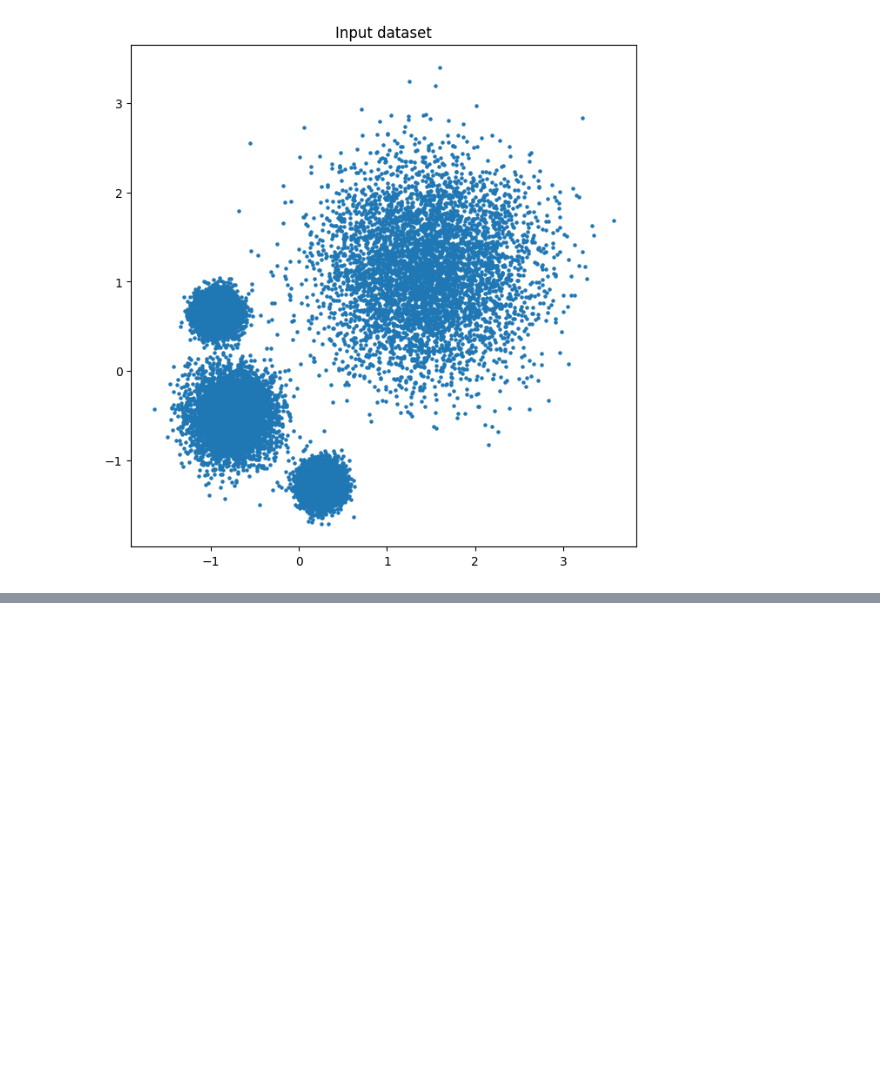
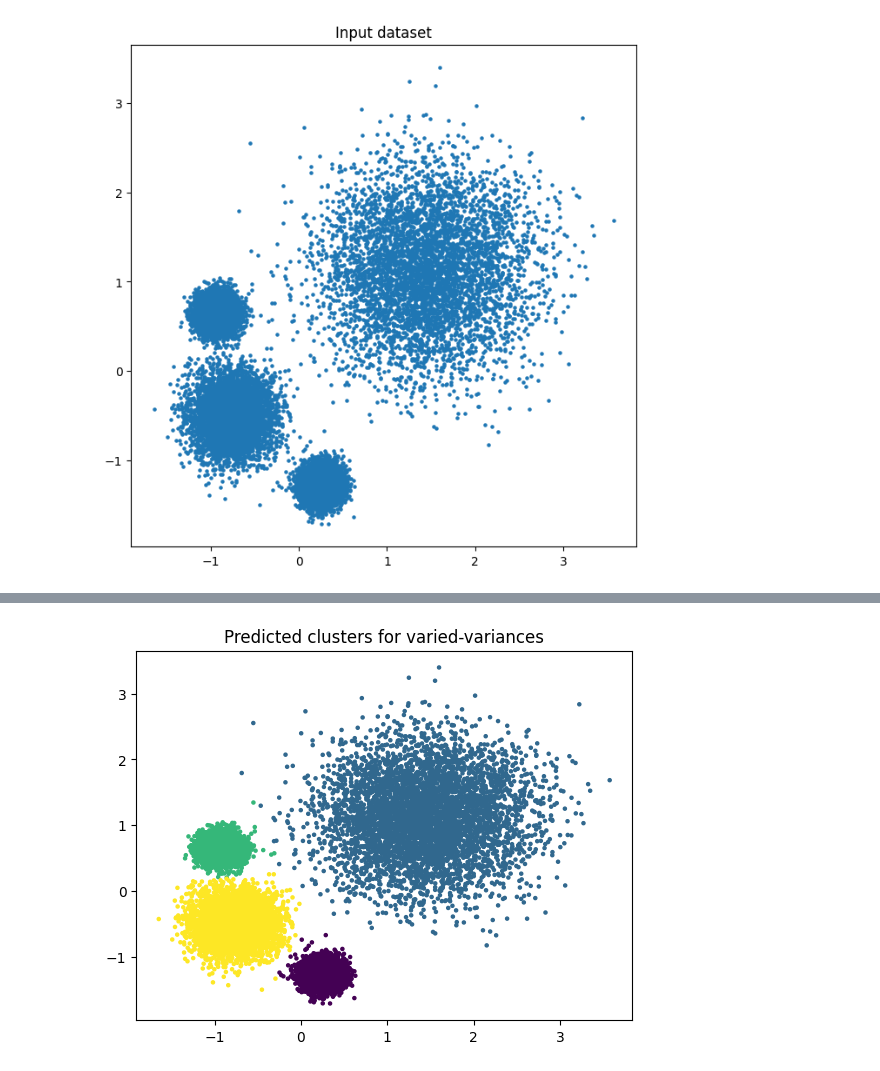
Before and after one commit to k-atif/SBSC, a Jupyter notebook: SBSC.ipynb, the cells around one changed output, grey strips where cells are left out. Drawn from its saved outputs; the diff is of its cells as text; code cells hidden in the pictures; blank space fills up the shorter version.

```diff
--- a/SBSC.ipynb
+++ b/SBSC.ipynb
@@ -470,0 +715,81 @@ Avg. running time (sec):  0.6353225992000049
+# %%
+base_path = "/content/drive/MyDrive/sbsc/datasets/"
+target_path = '/content/drive/MyDrive/sbsc/predicted-labels/' # path of the directory to save the labels
+target_path_2 = '/content/drive/MyDrive/sbsc/results/' # path of the directory to save the results
+
+CAs = []
+RIs = []
+
+verbose=2
+
+num_iter = 10
+RT_arr = []
+
+datasets = ['varied-variances.txt', 'spirals.txt', 'blobs-rings.txt',  'circles-moons.txt',  'noisy-blobs-50.csv',
+            'occupancy-final.txt', 'pendigits.txt', 'letter.txt', 'shuttle.txt', 'gas_sensor.txt', 'isolet.txt', 'smartphones.txt',
+             'covtype.txt', 'mnist-final.txt', 'helena.csv', 'WinnipegDataset.txt', 'dionis.csv', 'emnist-digits-train.csv']
+
+
+seps = ['\t', '\t', '\t', '\t', ',',
+        '\t', ',', '\t', ' ', '\t', '\t', '\t',
+        ',', '\t', ',', ',', ',', ',']
+
+print(len(datasets), len(seps))
+
+co = 0
+
+for filename in datasets[co:]:
+
+
+    if filename == 'WinnipegDataset.txt':
+        df = pd.read_csv(base_path + filename, sep=seps[co])
+        df, lab = df.iloc[:, 1:], df.iloc[:, 0].astype('int')
+    elif filename in ['helena.csv', 'dionis.csv', 'emnist-digits-train.csv']:
+        df = pd.read_csv(base_path + filename, sep=seps[co], header=None)
+        df, lab = df.iloc[:, 1:], df.iloc[:, 0].astype('int')
+    else:
+        df = pd.read_csv(base_path + filename, sep=seps[co], header=None)
+        df, lab = df.iloc[:, :-1], df.iloc[:, -1].astype('int')
+
+    K = len(set(lab))
+    X = np.array(df, dtype='float32')
+    N, f = X.shape
+
+    print(co, filename[:10], N, f, K, sep='\t', end = '\n')
+
+    CA_all = []
+    RI_all = []
+
+    labels_arr = pd.read_csv( target_path + "sbsc-pred-labels-" + filename[:-4] + ".csv", sep=",", header=None  )
+
+    for idx in range(labels_arr.shape[1]):
+
+        pred_labels = np.array(labels_arr.iloc[:, idx], dtype=int)
+
+        CA_all.append(clustering_accuracy(lab, pred_labels))
+
+        RI_all.append(rand_index_score(lab, pred_labels))
+
+
+    # Plotting best results
+    if f == 2:
+        max_ca_idx = np.argmax(CA_all)
+        plt.scatter( X[:, 0], X[:, 1], c=labels_arr.iloc[:, max_ca_idx], s=5 )
+        plt.title( 'Predicted clusters for ' + filename[:-4] )
+        plt.show()
+
+
+    CAs.append([filename] + CA_all + [np.round(np.mean(CA_all), 3), np.round(np.std(CA_all), 3), ])
+    RIs.append([filename] + RI_all + [np.round(np.mean(RI_all), 3), np.round(np.std(RI_all), 3), ])
+
+    co += 1
+
+    df_CAs = pd.DataFrame( CAs, columns=[filename[:-4]] + ['iter-' + str(ite) for ite in range(num_iter)] + ['Avg. CA', 'std. CA'] )
+    df_RIs = pd.DataFrame( RIs, columns=[filename[:-4]] + ['iter-' + str(ite) for ite in range(num_iter)] + ['Avg. CA', 'std. CA'] )
+
+    if verbose >= 2:
+        df_CAs.to_csv(target_path_2 + "/ca_all.csv", sep=",", header=None, index=None)
+        df_RIs.to_csv(target_path_2 + "/RI_all.csv", sep=",", header=None, index=None)
+
+df_CAs
+# %% [output]
@@ -470,0 +798 @@ Avg. running time (sec):  0.6353225992000049
+[figure, added]
```
Also changed, not shown: parts of 25 cells of this notebook.
